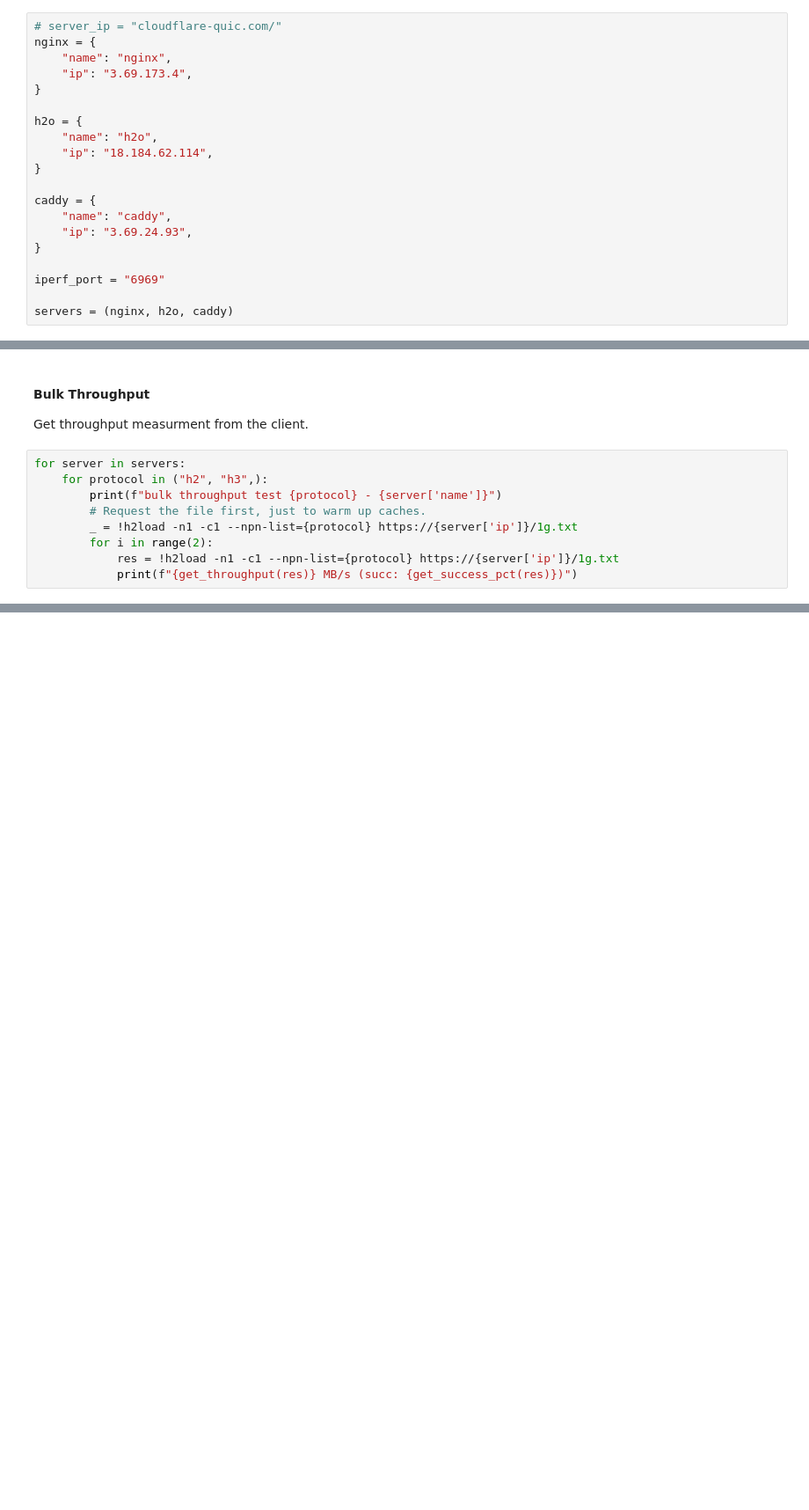
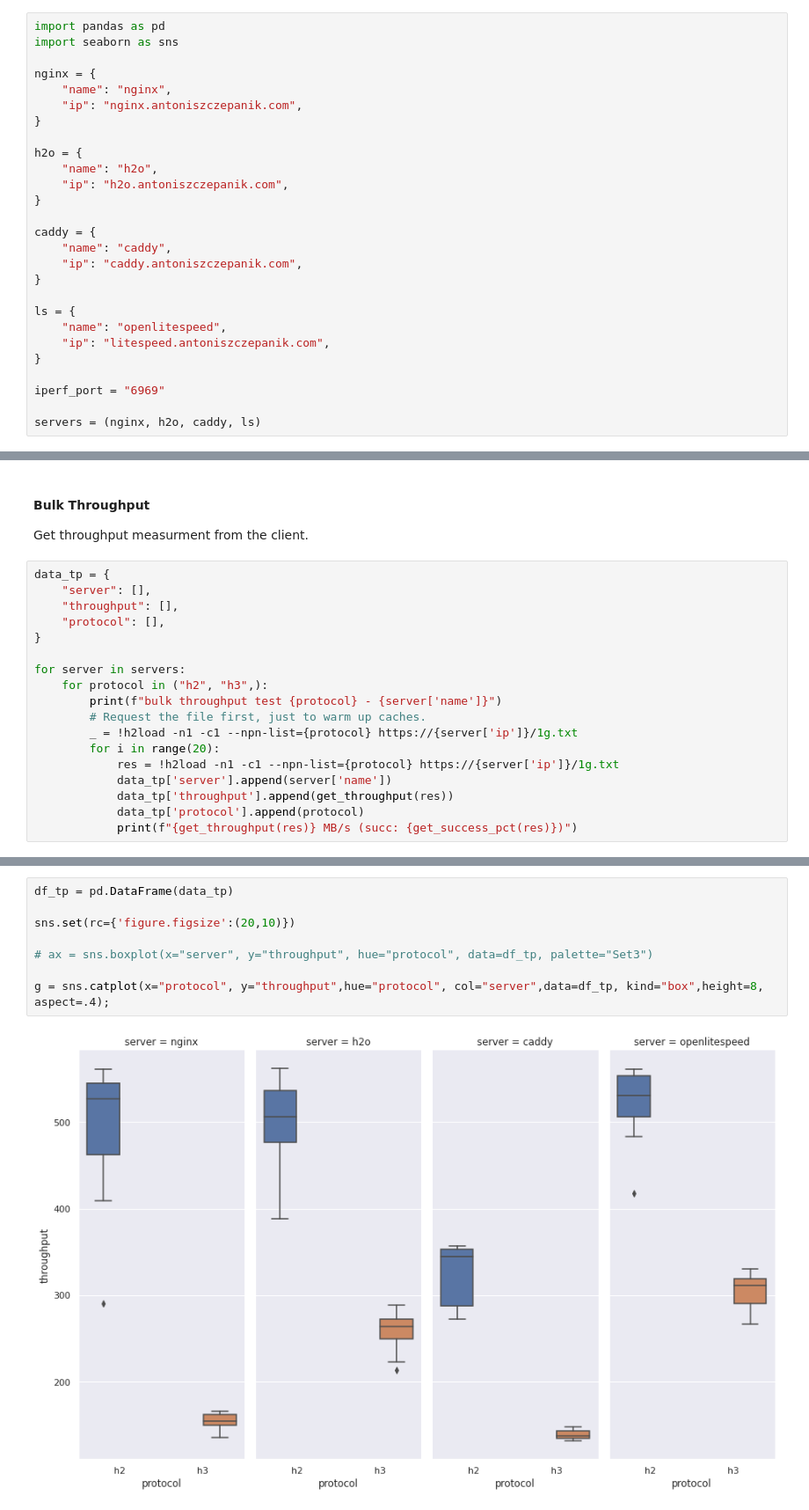
Before and after one commit to antoniszczepanik/quic-performance, a Jupyter notebook: client/analysis.ipynb, the cells around one changed output, grey strips where cells are left out. Shown at 88% size. Cells and saved outputs as stored; diff of their text form; blank space fills up the shorter version.

```diff
--- a/client/analysis.ipynb
+++ b/client/analysis.ipynb
@@ -1,23 +1,30 @@
 # %%
-# server_ip = "cloudflare-quic.com/"
+import pandas as pd
+import seaborn as sns
+
 nginx = {
     "name": "nginx",
-    "ip": "3.69.173.4",
+    "ip": "nginx.antoniszczepanik.com",
 }
 
 h2o = {
     "name": "h2o",
-    "ip": "18.184.62.114",
+    "ip": "h2o.antoniszczepanik.com",
 }
 
 caddy = {
     "name": "caddy",
-    "ip": "3.69.24.93",
+    "ip": "caddy.antoniszczepanik.com",
+}
+
+ls = {
+    "name": "openlitespeed",
+    "ip": "litespeed.antoniszczepanik.com",
 }
 
 iperf_port = "6969"
 
-servers = (nginx, h2o, caddy)
+servers = (nginx, h2o, caddy, ls)
 # %% [markdown]
 ## Bandwidth and latency test
 # %% [markdown]
@@ -91,13 +98,22 @@ def get_success_pct(res):
 
 Get throughput measurment from the client.
 # %%
+data_tp = {
+    "server": [],
+    "throughput": [],
+    "protocol": [],
+}
+
 for server in servers:
     for protocol in ("h2", "h3",):
         print(f"bulk throughput test {protocol} - {server['name']}")
         # Request the file first, just to warm up caches.
         _ = !h2load -n1 -c1 --npn-list={protocol} https://{server['ip']}/1g.txt
-        for i in range(2):
+        for i in range(20):
             res = !h2load -n1 -c1 --npn-list={protocol} https://{server['ip']}/1g.txt
+            data_tp['server'].append(server['name'])
+            data_tp['throughput'].append(get_throughput(res))
+            data_tp['protocol'].append(protocol)
             print(f"{get_throughput(res)} MB/s (succ: {get_success_pct(res)})")
 # %% [output]
 bulk throughput test h2 - nginx
@@ -115 +151,11 @@ bulk throughput test h3 - h2o
+# %%
+df_tp = pd.DataFrame(data_tp)
+
+sns.set(rc={'figure.figsize':(20,10)})
+
+# ax = sns.boxplot(x="server", y="throughput", hue="protocol", data=df_tp, palette="Set3")
+
+g = sns.catplot(x="protocol", y="throughput",hue="protocol", col="server",data=df_tp, kind="box",height=8, aspect=.4);
+# %% [output]
+[figure, added]
 # %%
```
Also changed, not shown: parts of 9 cells of this notebook.
